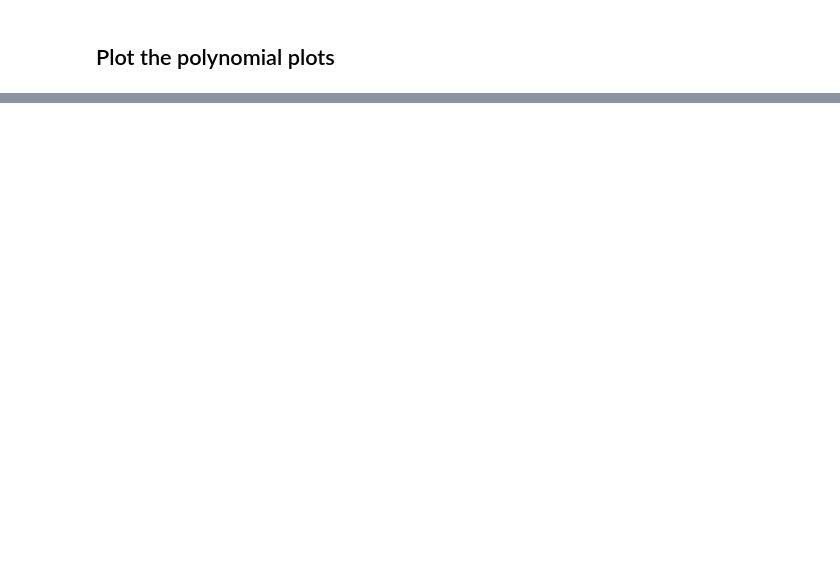
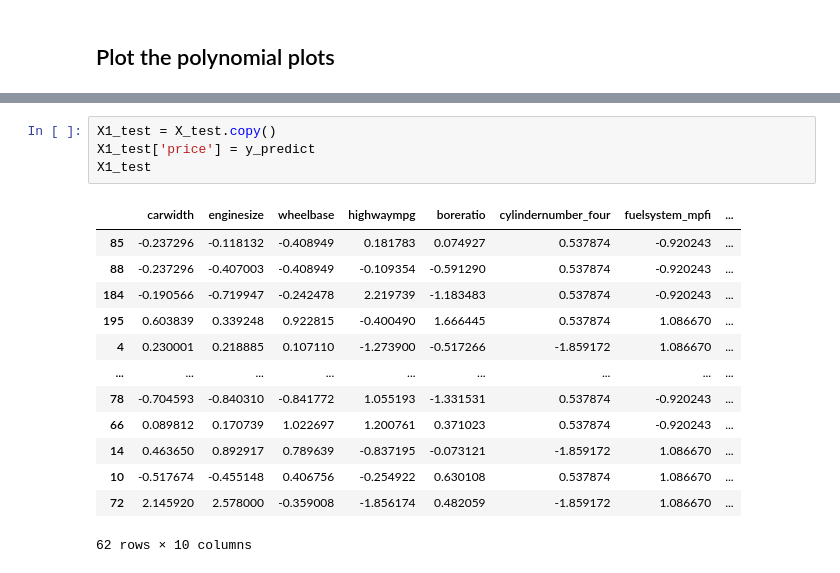
Before and after one commit to notfakearcher/yanjun, a Jupyter notebook: 01_topics/machine_learning/regression /polynomal.ipynb, the cells around one changed output, grey strips where cells are left out. Cells and saved outputs as stored; diff of their text form; blank space fills up the shorter version.

```diff
--- a/01_topics/machine_learning/regression /polynomal.ipynb
+++ b/01_topics/machine_learning/regression /polynomal.ipynb
@@ -249,0 +255,18 @@ r2_score(y_test, y_predict)
+# %%
+X1_test = X_test.copy()
+X1_test['price'] = y_predict
+X1_test
+# %% [output]
+|  | carwidth | enginesize | wheelbase | highwaympg | boreratio | cylindernumber_four | fuelsystem_mpfi | ... |
+| 85 | -0.237296 | -0.118132 | -0.408949 | 0.181783 | 0.074927 | 0.537874 | -0.920243 | ... |
+| 88 | -0.237296 | -0.407003 | -0.408949 | -0.109354 | -0.591290 | 0.537874 | -0.920243 | ... |
+| 184 | -0.190566 | -0.719947 | -0.242478 | 2.219739 | -1.183483 | 0.537874 | -0.920243 | ... |
+| 195 | 0.603839 | 0.339248 | 0.922815 | -0.400490 | 1.666445 | 0.537874 | 1.086670 | ... |
+| 4 | 0.230001 | 0.218885 | 0.107110 | -1.273900 | -0.517266 | -1.859172 | 1.086670 | ... |
+| ... | ... | ... | ... | ... | ... | ... | ... | ... |
+| 78 | -0.704593 | -0.840310 | -0.841772 | 1.055193 | -1.331531 | 0.537874 | -0.920243 | ... |
+| 66 | 0.089812 | 0.170739 | 1.022697 | 1.200761 | 0.371023 | 0.537874 | -0.920243 | ... |
+| 14 | 0.463650 | 0.892917 | 0.789639 | -0.837195 | -0.073121 | -1.859172 | 1.086670 | ... |
+| 10 | -0.517674 | -0.455148 | 0.406756 | -0.254922 | 0.630108 | 0.537874 | 1.086670 | ... |
+| 72 | 2.145920 | 2.578000 | -0.359008 | -1.856174 | 0.482059 | -1.859172 | 1.086670 | ... |
+62 rows × 10 columns
```
Also changed, not shown: parts of 22 cells of this notebook.
